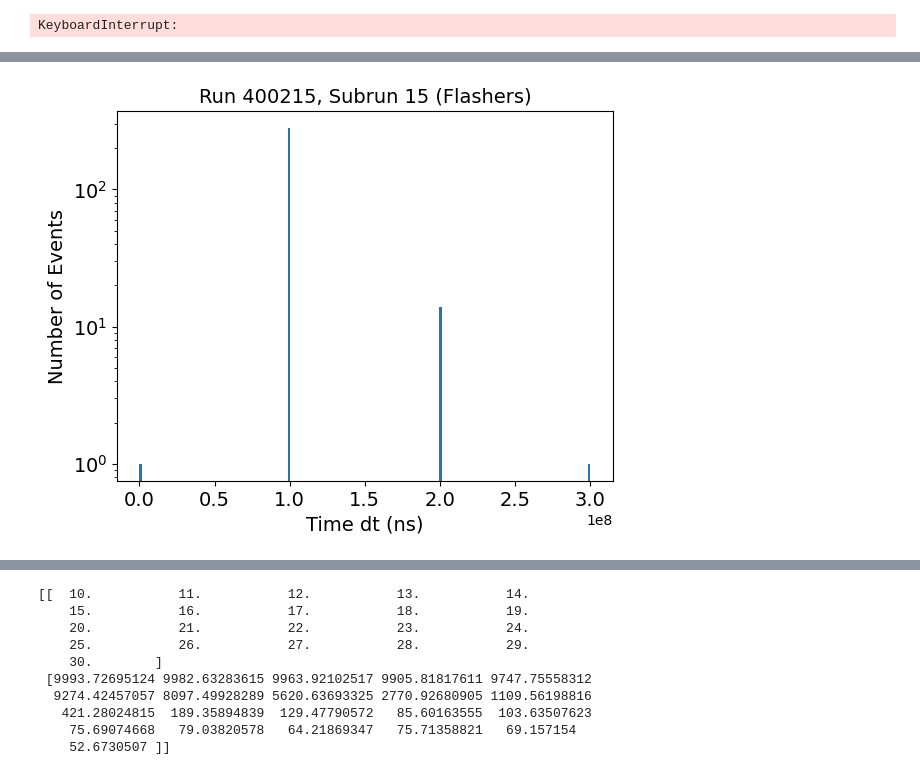
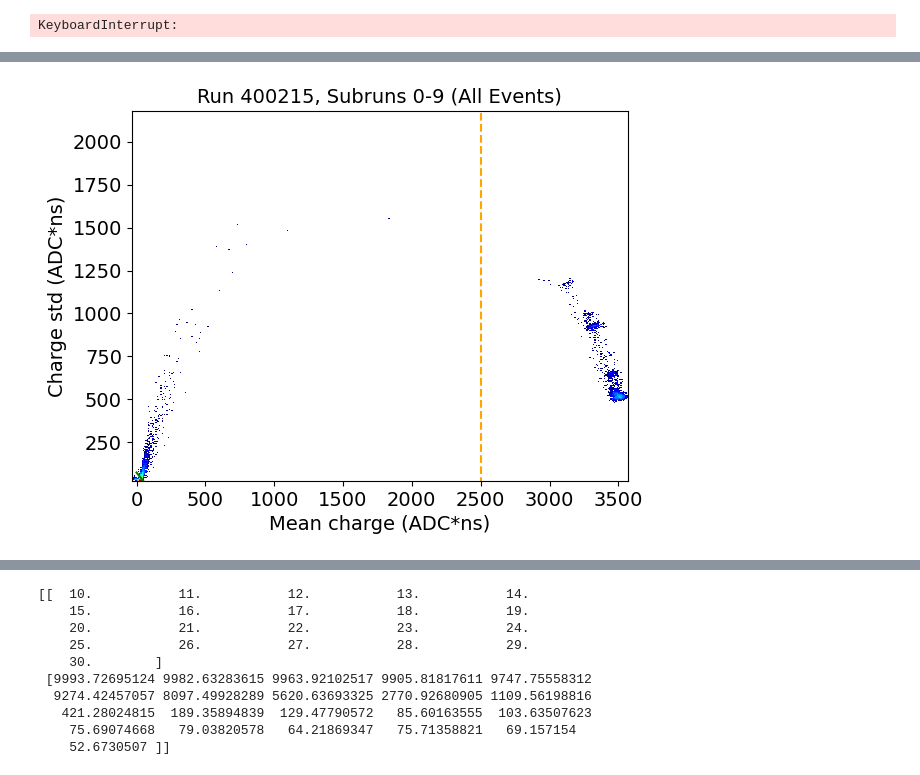
Before and after one commit to GriffinB243/DQM_scripts, a Jupyter notebook: DQM_notebook.ipynb, the cells around one changed output, grey strips where cells are left out. Drawn from its saved outputs; the diff is of its cells as text; code cells hidden in the pictures.

```diff
--- a/DQM_notebook.ipynb
+++ b/DQM_notebook.ipynb
@@ -1037,8 +1179,12 @@ flashers: 297
 # %%
 
 data_save='/data/user/fbivens5020/DQM_scripts/run400215_data/'
-for type in range(8):
-    path=data_save+'alt_type_'+str(type)
-    sr_path=data_save+'alt_sr_type_'+str(type)
+for type in range(4):
+    path=data_save+'new_type_'+str(type)
+    sr_path=data_save+'new_sr_type_'+str(type)
     np.save(path, sorted_run_array[type])
     np.save(sr_path, sorted_subrun_array[type])
+
+welp=config_dict['subrun_plots']
+if welp=='True':
+    print("yay :)")
@@ -1046,17 +1194,18 @@ for type in range(8):
 #another histogram cell, works with saved data for run 400215 only
 
 modifier=0.06
-subrun_number=16
+subrun_number=10
 time_step = 60E9
 extra_lines=False
 current_sr=[400215, subrun_number-1]
-cuts=get_cuts()
+cuts=newest_cuts()
+boxes=False
 
 data_path='/data/user/fbivens5020/DQM_scripts/run400215_data/'
 sorted_data=[]
 hists=[]
-for type in range(8):
-   type_list=np.load(f'{data_path}alt_type_{type}.npy')
+for type in range(4):
+   type_list=np.load(f'{data_path}new_type_{type}.npy')
    sorted_data.append(type_list)
    print(np.shape(sorted_data[type]))
    hist=np.histogram(sorted_data[type][0]/(time_step), weights = [modifier for _ in range(len(sorted_data[type][0]))], bins = np.arange(sorted_data[type][0][0]/(time_step), sorted_data[type][0][-1]/(time_step), (1E9/time_step)/modifier))
@@ -1067,10 +1216,6 @@ ax.errorbar(hists[0][1][:-1],hists[0][0],yerr=np.sqrt(hists[0][0]), marker='o',
 ax.errorbar(hists[1][1][:-1],hists[1][0],yerr=np.sqrt(hists[1][0]), marker='o', markersize=3, linestyle='none', label = 'Showers')
 ax.errorbar(hists[2][1][:-1],hists[2][0],yerr=np.sqrt(hists[2][0]), marker='o', markersize=3, linestyle='none', label = 'Flashers')
 ax.errorbar(hists[3][1][:-1],hists[3][0],yerr=np.sqrt(hists[3][0]), marker='o', markersize=3, linestyle='none', label = 'Other')
-
-if extra_lines==True:
-   ax.errorbar(hists[4][1][1][:-1],hists[4][0],yerr=np.sqrt(hists[4][0]), marker='o', markersize=3, linestyle='none', label = 'Charge Showers')
-   ax.errorbar(hists[5][1][1][:-1], hists[5][0], yerr=np.sqrt(hists[5][0]), marker='o', markersize=3, linestyle='none', label = 'Time Showers')
 
 ax.legend(loc='upper left', fontsize=14)
 ax.set_title(f"Event Rates Run {current_sr[0]}, Subruns 0-{current_sr[1]}", fontsize=14)
@@ -1084,24 +1229,78 @@ plt.show()
 #metric 1d histograms
 fig=plt.figure()
 ax=fig.add_subplot(111)
-ax.hist(sorted_data[0][1], bins = 200, log=True, range=(-50, 100))
-# ax.vlines(cuts[10],0, 10E5, colors='green', linestyle='dashed')
-# ax.vlines(cuts[11],0, 10E5, colors='green', linestyle='dashed')
-# ax.vlines(cuts[14],0, 10E5, colors='orange', linestyle='dashed')
-# ax.vlines(cuts[15],0, 10E5, colors='orange', linestyle='dashed')
+ax.hist(sorted_data[0][1], bins = 200, log=True)
+
+if boxes==True:
+   ax.vlines(cuts[0],0,1E6, colors='green', linestyle='dashed', label='Shower Cut')
+   ax.vlines(cuts[1],0,1E6, colors='orange', linestyle='dashed', label='Flasher Cut')
 
 ax.set_title(f"Run {current_sr[0]}, Subruns 0-{current_sr[1]} (All Events)", fontsize=14)
 ax.set_xlabel("Mean Charge", fontsize=14)
+ax.set_ylabel("Number of Events", fontsize=14)
+ax.legend(fontsize=14)
+plt.xticks(fontsize=14)
+plt.yticks(fontsize=14)
+# ax.set_xlim([18, 24])
+plt.show()
+
+fig=plt.figure()
+ax=fig.add_subplot(111)
+ax.hist(sorted_data[0][7], bins = 200, log=True)
+
+ax.set_title(f"Run {current_sr[0]}, Subruns 0-{current_sr[1]} (All Events)", fontsize=14)
+ax.set_xlabel("Time dt", fontsize=14)
 ax.set_ylabel("Number of Events", fontsize=14)
 plt.xticks(fontsize=14)
 plt.yticks(fontsize=14)
 # ax.set_xlim([18, 24])
 plt.show()
+
+fig=plt.figure()
+ax=fig.add_subplot(111)
+ax.hist2d(sorted_data[0][1], sorted_data[0][2], bins = 400,cmap=plt.cm.jet ,norm=colors.LogNorm(vmin=1, vmax = None))
+
+ax.vlines(cuts[1],0,1E5, colors='orange', linestyle='dashed', label='Flasher Cut')
+
+xbound=[0,75]
+ybound=[75,0]
+ax.plot(xbound, ybound, color='green')
+ax.set_title(f"Run {current_sr[0]}, Subruns 0-{current_sr[1]} (All Events)", fontsize=14)
+ax.set_xlabel("Mean charge (ADC*ns)", fontsize=14)
+ax.set_ylabel("Charge std (ADC*ns)", fontsize=14)
+plt.xticks(fontsize=14)
+plt.yticks(fontsize=14)
+plt.show()
+
+fig=plt.figure()
+ax=fig.add_subplot(111)
+ax.hist2d(sorted_data[0][1], sorted_data[0][2], bins = 400,cmap=plt.cm.jet ,norm=colors.LogNorm(vmin=1, vmax = None), range=[[0,140],[0,140]])
+
+xbound=[0,75]
+ybound=[75,0]
+ax.plot(xbound, ybound, color='green')
+ax.set_title(f"Run {current_sr[0]}, Subruns 0-{current_sr[1]} (All Events)", fontsize=14)
+ax.set_xlabel("Mean charge (ADC*ns)", fontsize=14)
+ax.set_ylabel("Charge std (ADC*ns)", fontsize=14)
+plt.xticks(fontsize=14)
+plt.yticks(fontsize=14)
+plt.show()
+
 sorted_subrun_data=[]
-for type in range(8):
-   type_list=np.load(f'{data_path}sr_type_{type}.npy')
+for type in range(4):
+   type_list=np.load(f'{data_path}new_sr_type_{type}.npy')
    sorted_subrun_data.append(type_list)
 #time dt graphs
+fig=plt.figure()
+ax=fig.add_subplot(111)
+ax.hist(sorted_subrun_data[0][7], bins = 200, log=True)
+ax.set_title(f"Run {current_sr[0]}, Subrun {current_sr[1]} (All Events)", fontsize=14)
+ax.set_xlabel("Time dt (ns)", fontsize=14)
+ax.set_ylabel("Number of Events", fontsize=14)
+plt.xticks(fontsize=14)
+plt.yticks(fontsize=14)
+# ax.set_xlim([0, 5E5])
+plt.show()
 fig=plt.figure()
 ax=fig.add_subplot(111)
 ax.hist(sorted_subrun_data[1][7], bins = 200, log=True)
@@ -1137 +1332 @@ plt.show()
-[figure, old version]
+[figure, new version]
```
Also changed, not shown: parts of 5 cells of this notebook, 10 other files.
